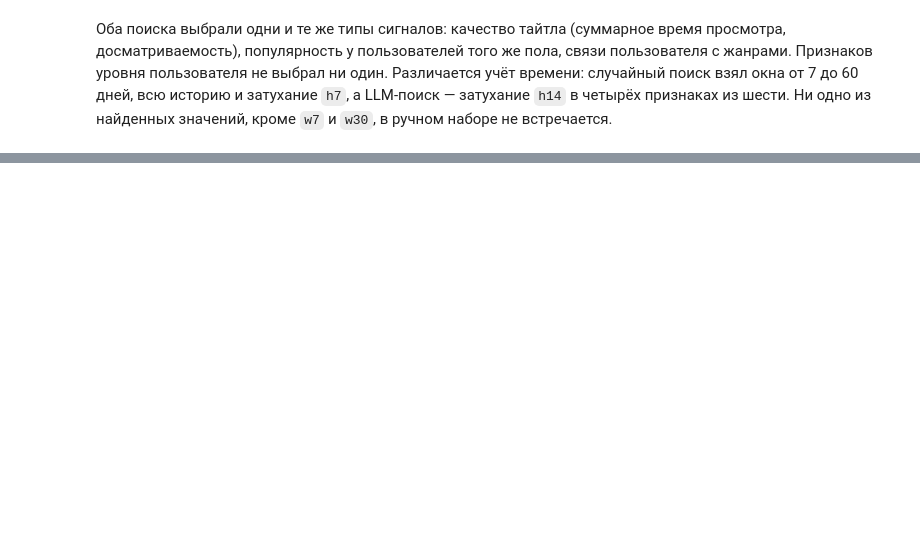
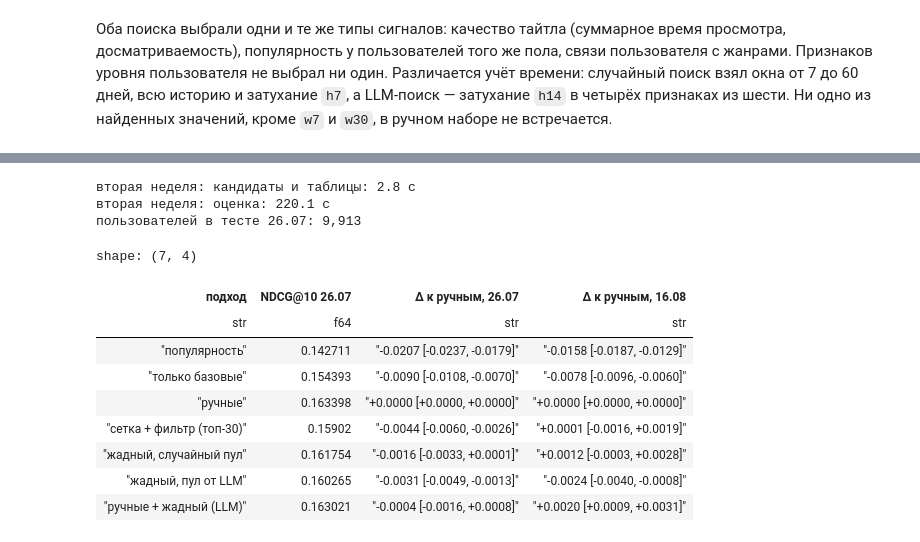
Before and after one commit to 404iq/recsys-auto-features, a Jupyter notebook: solution.ipynb, the cells around one changed output, grey strips where cells are left out. Drawn from its saved outputs; the diff is of its cells as text; code cells hidden in the pictures; blank space fills up the shorter version.

```diff
--- a/solution.ipynb
+++ b/solution.ipynb
@@ -1308,6 +1337,9 @@ def llm(messages, temperature=0.7):
     if h in llm_cache:
         LLM_STATS['cached'] += 1
         return llm_cache[h]['response']
+    if 'OPENROUTER_API_KEY' not in os.environ and ON_KAGGLE:      # на Kaggle ключ хранится в Add-ons → Secrets
+        from kaggle_secrets import UserSecretsClient
+        os.environ['OPENROUTER_API_KEY'] = UserSecretsClient().get_secret('OPENROUTER_API_KEY')
     client = OpenAI(base_url='https://openrouter.ai/api/v1', api_key=os.environ['OPENROUTER_API_KEY'])
     for attempt in range(6):
         try:
@@ -1533,16 +1565,17 @@ APPROACHES = {
 }
 
 
-def final_eval(name, specs):
+def final_eval(name, specs, folds=('train', 'val', 'valtr', 'test')):
+    tr, va, refit, te = folds
     names = BASE + [s.name for s in specs]
-    X = matrices(specs)
-    r_val, model = run(name, X['train'], X['val'], names)
+    X = matrices(specs, folds=(tr, va))
+    r_val, model = run(name, X[tr], X[va], names, tr=tr, va=va)
     del X
     gc.collect()
-    Xf = matrices(specs, folds=('valtr', 'test'))
-    dtr = lgb.Dataset(Xf['valtr'], cand['valtr']['target'].to_numpy(), group=groups('valtr'), feature_name=names)
+    Xf = matrices(specs, folds=(refit, te))
+    dtr = lgb.Dataset(Xf[refit], cand[refit]['target'].to_numpy(), group=groups(refit), feature_name=names)
     m = lgb.train(LGB_PARAMS, dtr, model.best_iteration)
-    res, pu = evaluate(m.predict(Xf['test']), 'test', per_user=True)
+    res, pu = evaluate(m.predict(Xf[te]), te, per_user=True)
     del Xf
     gc.collect()
     return {'подход': name, 'признаков': len(names), 'NDCG val': r_val[f'ndcg@{K}'],
@@ -1703,0 +1801,52 @@ for name in ['жадный, случайный пул', 'жадный, пул о
+# %%
+for f in ['valtr']:
+    del XB[f], cand[f]
+    con.execute(f'DROP TABLE ev_{f}; DROP TABLE cand_{f}')
+gc.collect()
+
+FOLDS_B = {
+    'train_b': TEST_START - timedelta(days=35),
+    'val_b': TEST_START - timedelta(days=28),
+    'test_b': TEST_START - timedelta(days=21),
+}
+with timer('вторая неделя: кандидаты и таблицы'):
+    for fold, start in FOLDS_B.items():
+        candidates[fold] = cached(f'candidates_{fold}_{N_USERS}_{N_POP}_{N_KNN}',
+                                  lambda s=start: build_candidates(log, s))
+        setup_fold(fold, start)
+        cand[fold] = make_cand_table(fold, sample_train(candidates[fold]) if fold == 'train_b' else candidates[fold])
+        XB[fold] = base_matrix(fold)
+        WARM[fold] = split(log, start)[1]
+    setup_fold('valtr_b', FOLDS_B['val_b'])
+    cand['valtr_b'] = make_cand_table('valtr_b', sample_train(candidates['val_b']))
+    XB['valtr_b'] = base_matrix('valtr_b')
+
+with timer('вторая неделя: оценка'):
+    per_user_b = {'популярность': evaluate(XB['test_b'][:, BASE.index('pop_score')], 'test_b', per_user=True)[1].sort('user_id')}
+    for name, specs in APPROACHES.items():
+        _, per_user_b[name] = final_eval(name, specs, folds=('train_b', 'val_b', 'valtr_b', 'test_b'))
+
+ref_b = per_user_b['ручные']['ndcg'].to_numpy()
+robust = []
+for name in per_user_b:
+    d, lo, hi = paired_ci(per_user_b[name]['ndcg'].to_numpy(), ref_b)
+    d0, lo0, hi0 = paired_ci(per_user[name]['ndcg'].to_numpy(), ref)
+    robust.append({'подход': name, f'NDCG@{K} 26.07': per_user_b[name]['ndcg'].mean(),
+                   'Δ к ручным, 26.07': f'{d:+.4f} [{lo:+.4f}, {hi:+.4f}]',
+                   'Δ к ручным, 16.08': f'{d0:+.4f} [{lo0:+.4f}, {hi0:+.4f}]'})
+print(f'пользователей в тесте 26.07: {len(ref_b):,}')
+pl.DataFrame(robust)
+# %% [output]
+вторая неделя: кандидаты и таблицы: 2.8 с
+вторая неделя: оценка: 220.1 с
+пользователей в тесте 26.07: 9,913
+shape: (7, 4)
+| подход | NDCG@10 26.07 | Δ к ручным, 26.07 | Δ к ручным, 16.08 |
+| str | f64 | str | str |
+| "популярность" | 0.142711 | "-0.0207 [-0.0237, -0.0179]" | "-0.0158 [-0.0187, -0.0129]" |
+| "только базовые" | 0.154393 | "-0.0090 [-0.0108, -0.0070]" | "-0.0078 [-0.0096, -0.0060]" |
+| "ручные" | 0.163398 | "+0.0000 [+0.0000, +0.0000]" | "+0.0000 [+0.0000, +0.0000]" |
+| "сетка + фильтр (топ-30)" | 0.15902 | "-0.0044 [-0.0060, -0.0026]" | "+0.0001 [-0.0016, +0.0019]" |
+| "жадный, случайный пул" | 0.161754 | "-0.0016 [-0.0033, +0.0001]" | "+0.0012 [-0.0003, +0.0028]" |
+| "жадный, пул от LLM" | 0.160265 | "-0.0031 [-0.0049, -0.0013]" | "-0.0024 [-0.0040, -0.0008]" |
+| "ручные + жадный (LLM)" | 0.163021 | "-0.0004 [-0.0016, +0.0008]" | "+0.0020 [+0.0009, +0.0031]" |
```
Also changed, not shown: parts of 23 cells of this notebook, 2 other files.
